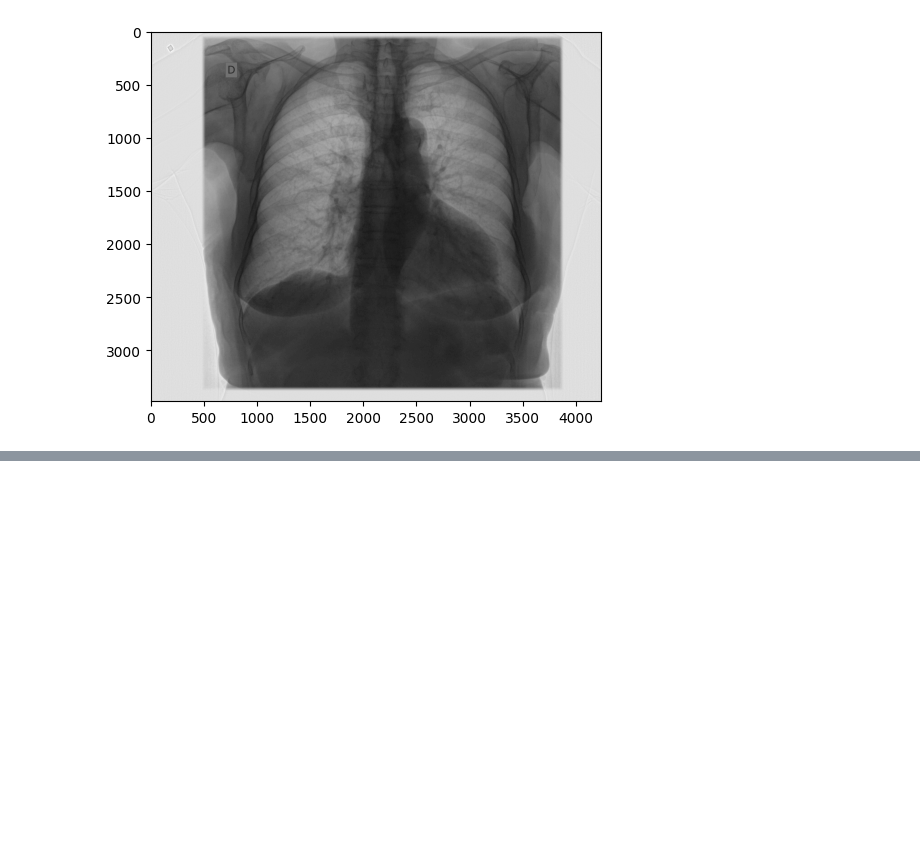
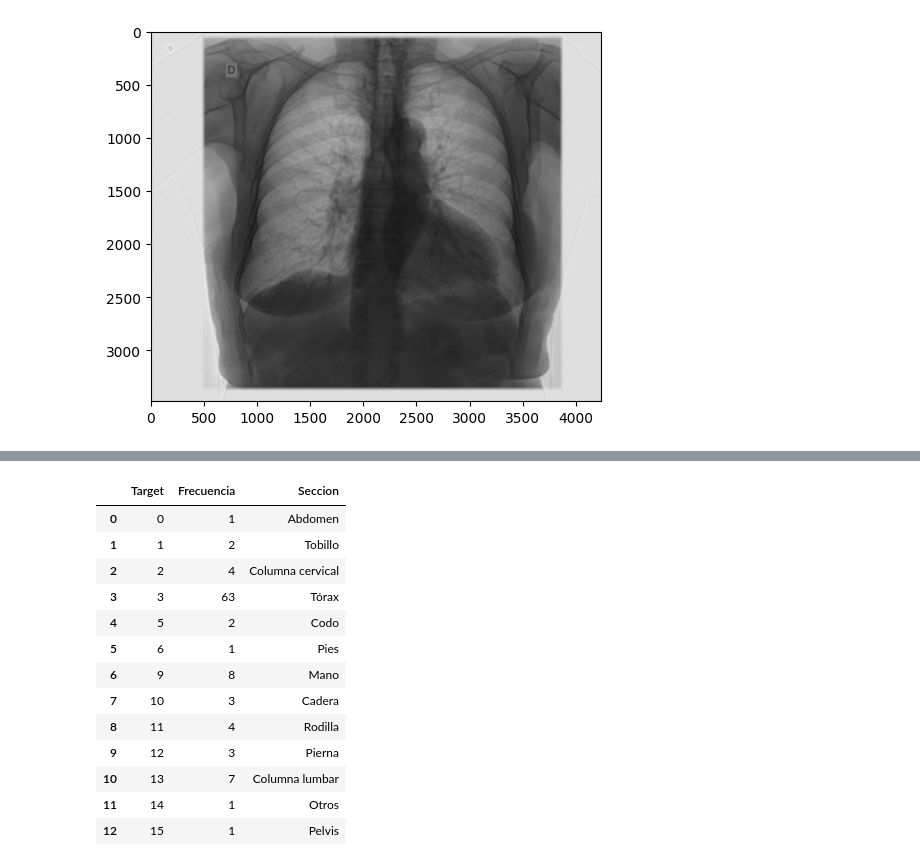
Before and after one commit to cmarty02/dp4_team2, a Jupyter notebook: image_recognition_cris.ipynb, the cells around one changed output, grey strips where cells are left out. Drawn from its saved outputs; the diff is of its cells as text; code cells hidden in the pictures; blank space fills up the shorter version.

```diff
--- a/image_recognition_cris.ipynb
+++ b/image_recognition_cris.ipynb
@@ -83,0 +252,13 @@ plt.show()
+# %%
+# Predicciones en el conjunto de prueba
+test_df = pd.read_csv(sample_submission_csv)
+predictions = []
+
+# Analiza todas las imagenes y aplica predicciones del modelo
+for idx, row in tqdm(test_df.head(max).iterrows(), total=max, desc="Analizando imágenes de test"):
+    img_path = os.path.join(test_dir, row['SOPInstanceUID'] + '.dcm')
+    img = preprocess_image(img_path, 224)
+    img = np.expand_dims(img, axis=0)
+    pred = model.predict(img)
+    pred_label = np.argmax(pred, axis=1)
+    predictions.append(pred_label[0])
@@ -83,0 +281,7 @@ plt.show()
+# %%
+# Crear el archivo de envío
+submission_df = test_df.head(max).copy()
+submission_df['Target'] = predictions
+submission_df.to_csv('/content/drive/Othercomputers/Mi Portátil/Dropbox/Facu/EDEM/Data_Projects/DP4/sample_submission_cris.csv', index=False)
+
+submission_df
@@ -83,0 +302,49 @@ plt.show()
+# %%
+#Distribucion de predicciones
+
+grouped = submission_df.groupby('Target').size().reset_index(name='Frecuencia')
+
+# Diccionario que mapea los números de la columna 'Target' con los nombres de partes del cuerpo
+id = {
+    0: 'Abdomen',
+    1: 'Tobillo',
+    2: 'Columna cervical',
+    3: 'Tórax',
+    4: 'Clavículas',
+    5: 'Codo',
+    6: 'Pies',
+    7: 'Dedos',
+    8: 'Antebrazo',
+    9: 'Mano',
+    10: 'Cadera',
+    11: 'Rodilla',
+    12: 'Pierna',
+    13: 'Columna lumbar',
+    14: 'Otros',
+    15: 'Pelvis',
+    16: 'Hombro',
+    17: 'Senos paranasales',
+    18: 'Cráneo',
+    19: 'Muslo',
+    20: 'Columna torácica',
+    21: 'Muñeca'
+}
+
+# Agregar la nueva columna 'Parte del cuerpo' usando el diccionario y el método map()
+grouped['Seccion'] = grouped['Target'].map(id)
+grouped
+# %% [output]
+|  | Target | Frecuencia | Seccion |
+| 0 | 0 | 1 | Abdomen |
+| 1 | 1 | 2 | Tobillo |
+| 2 | 2 | 4 | Columna cervical |
+| 3 | 3 | 63 | Tórax |
+| 4 | 5 | 2 | Codo |
+| 5 | 6 | 1 | Pies |
+| 6 | 9 | 8 | Mano |
+| 7 | 10 | 3 | Cadera |
+| 8 | 11 | 4 | Rodilla |
+| 9 | 12 | 3 | Pierna |
+| 10 | 13 | 7 | Columna lumbar |
+| 11 | 14 | 1 | Otros |
+| 12 | 15 | 1 | Pelvis |
```
Also changed, not shown: parts of 22 cells of this notebook.
